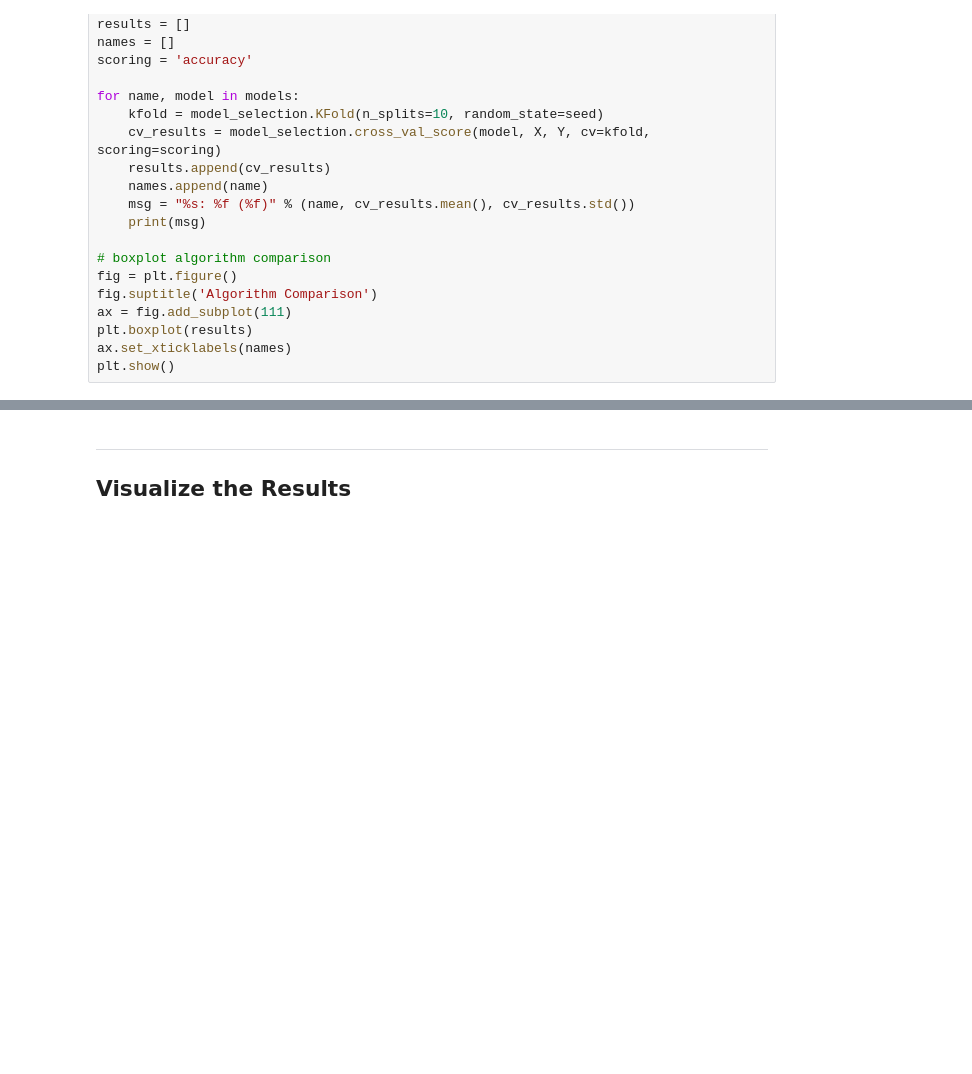
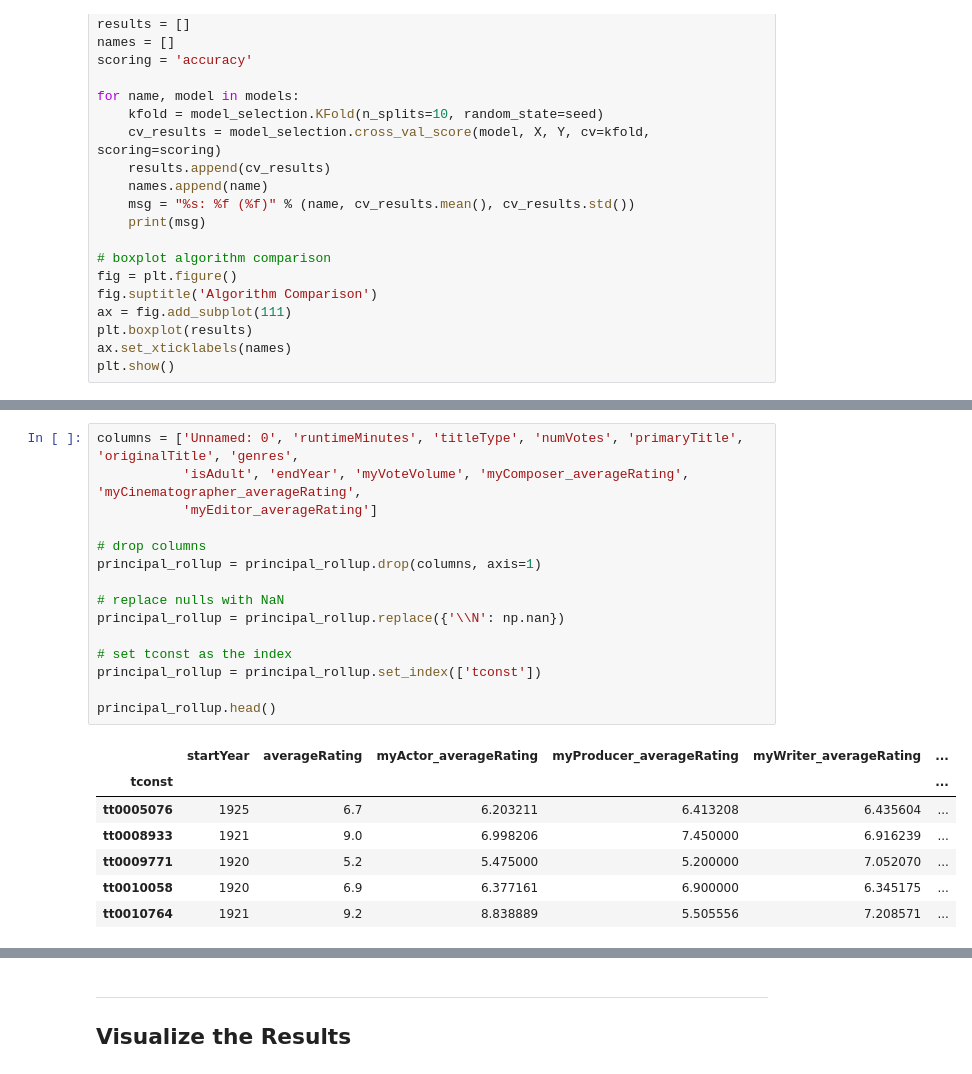
Before and after one commit to dniedermier-cscc/Scrum-Lords-Capstone-2018, a Jupyter notebook: IMDB/Working Notebooks/IMDB_Capstone_CS_v2.ipynb, the cells around one changed output, grey strips where cells are left out. Saved outputs shown, nothing was run; the diff lists cells and outputs as text; blank space fills up the shorter version.

```diff
--- a/IMDB/Working Notebooks/IMDB_Capstone_CS_v2.ipynb
+++ b/IMDB/Working Notebooks/IMDB_Capstone_CS_v2.ipynb
@@ -1302,0 +1308,23 @@ plt.show()
+# %%
+columns = ['Unnamed: 0', 'runtimeMinutes', 'titleType', 'numVotes', 'primaryTitle', 'originalTitle', 'genres',
+           'isAdult', 'endYear', 'myVoteVolume', 'myComposer_averageRating', 'myCinematographer_averageRating',
+           'myEditor_averageRating']
+
+# drop columns
+principal_rollup = principal_rollup.drop(columns, axis=1)
+
+# replace nulls with NaN
+principal_rollup = principal_rollup.replace({'\\N': np.nan})
+
+# set tconst as the index
+principal_rollup = principal_rollup.set_index(['tconst'])
+
+principal_rollup.head()
+# %% [output]
+|  | startYear | averageRating | myActor_averageRating | myProducer_averageRating | myWriter_averageRating | ... |
+| tconst |  |  |  |  |  | ... |
+| tt0005076 | 1925 | 6.7 | 6.203211 | 6.413208 | 6.435604 | ... |
+| tt0008933 | 1921 | 9.0 | 6.998206 | 7.450000 | 6.916239 | ... |
+| tt0009771 | 1920 | 5.2 | 5.475000 | 5.200000 | 7.052070 | ... |
+| tt0010058 | 1920 | 6.9 | 6.377161 | 6.900000 | 6.345175 | ... |
+| tt0010764 | 1921 | 9.2 | 8.838889 | 5.505556 | 7.208571 | ... |
```
Also changed, not shown: parts of 35 cells of this notebook.
